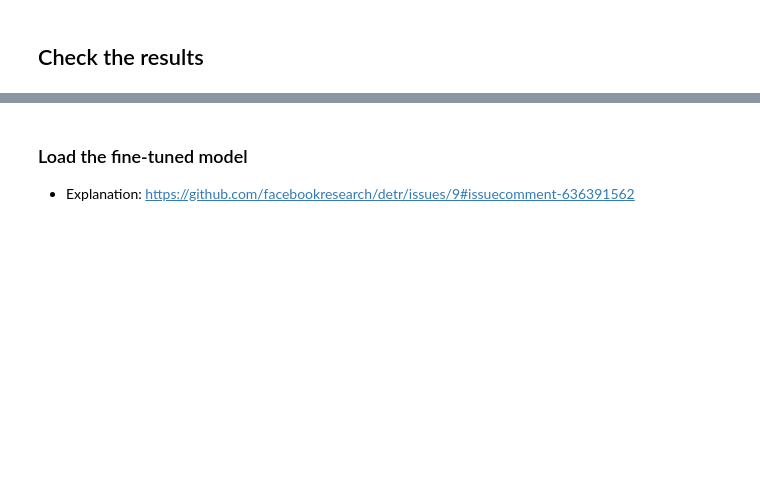
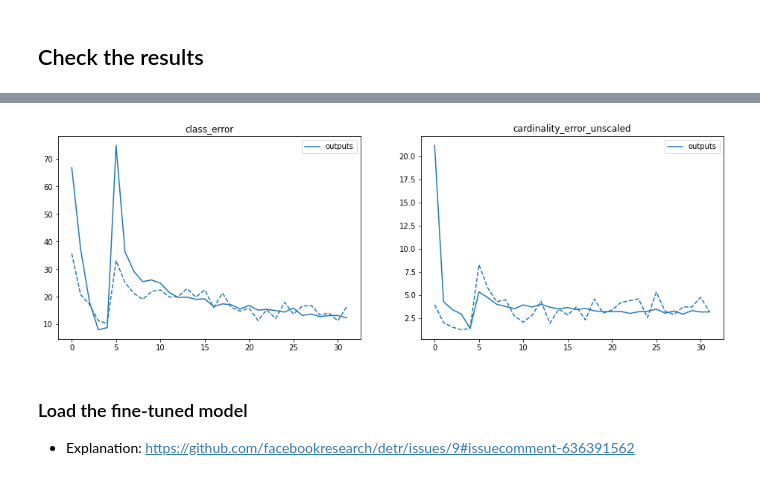
Before and after one commit to Jwalin1/DETR-POD, a Jupyter notebook: finetune_detr_POD.ipynb, the cells around one changed output, grey strips where cells are left out. Saved outputs shown, nothing was run; the diff lists cells and outputs as text; code cells hidden in the pictures; blank space fills up the shorter version.

```diff
--- a/finetune_detr_POD.ipynb
+++ b/finetune_detr_POD.ipynb
@@ -266,3 +301,13 @@ Training time 0:05:45
+# %%
+fields_of_interest = (
+    'class_error',
+    'cardinality_error_unscaled',
+    )
+
+plot_logs(log_directory,
+          fields_of_interest)
+# %% [output]
+[figure, added]
 # %% [markdown]
 ### Load the fine-tuned model
 
```
Also changed, not shown: parts of 13 cells of this notebook.
